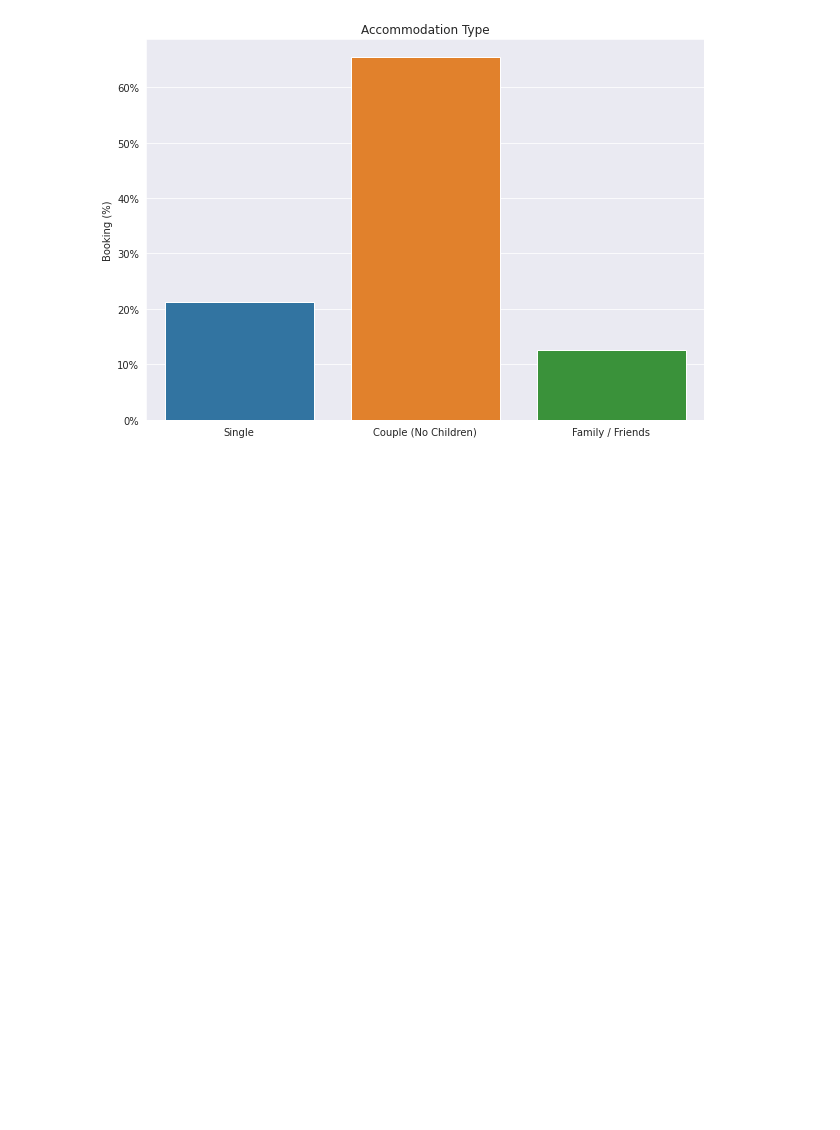
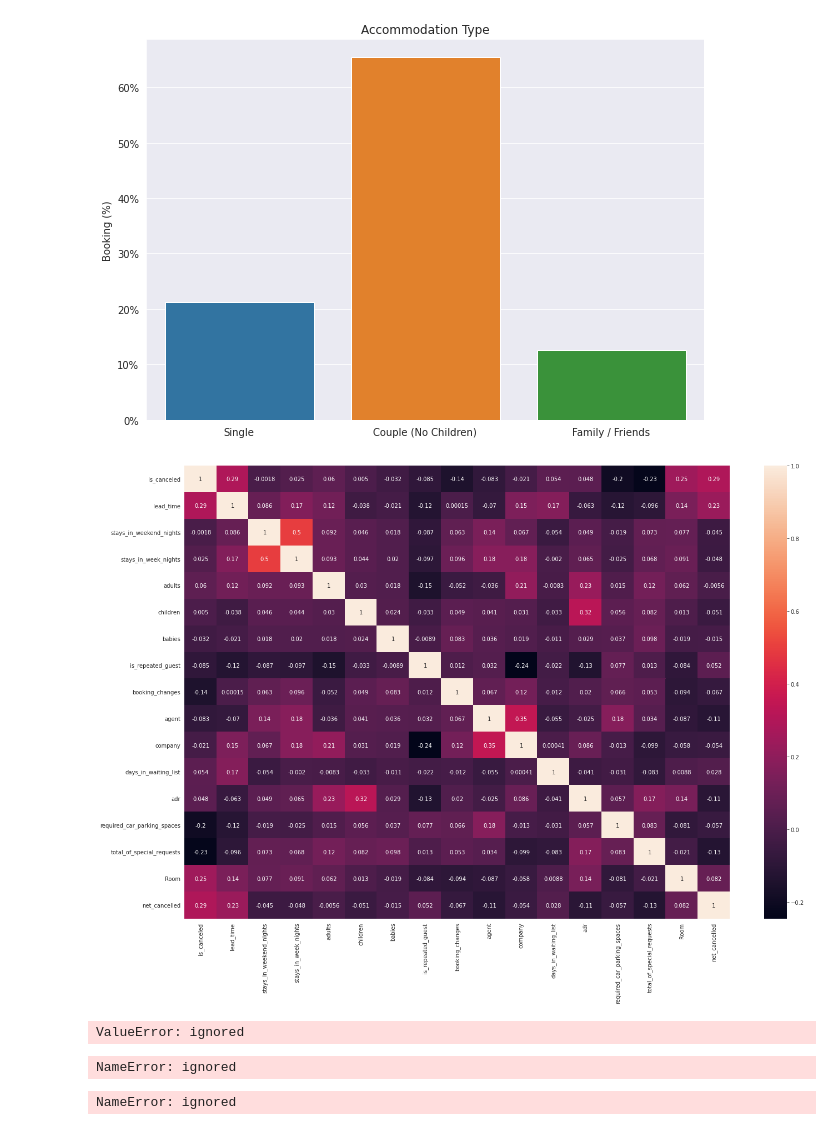
Before and after one commit to Supreeta11/hotel-booking-analysis, a Jupyter notebook: Supreeta_kumari_Hotel_Booking_Analysis_Capstone_Project.ipynb, the cells around one changed output. Drawn from its saved outputs; the diff is of its cells as text; code cells hidden in the pictures; blank space fills up the shorter version.

Commit message:
second commit hotel booking analysis

```diff
--- a/Supreeta_kumari_Hotel_Booking_Analysis_Capstone_Project.ipynb
+++ b/Supreeta_kumari_Hotel_Booking_Analysis_Capstone_Project.ipynb
@@ -254,3 +254,22 @@ count_percent = [x/df_not_canceled.shape[0]*100 for x in count]
 plot(names,count_percent,  y_label='Booking (%)', title='Accommodation Type', figsize=(10,7))
 # %% [output]
 [figure]
+# %%
+df_subset = df.copy()
+# %%
+df_subset['Room'] = 0
+df_subset.loc[ df_subset['reserved_room_type'] == df_subset['assigned_room_type'] , 'Room'] = 1
+
+df_subset['net_cancelled'] = 0
+df_subset.loc[ df_subset['previous_cancellations'] > df_subset['previous_bookings_not_canceled'] , 'net_cancelled'] = 1
+# %%
+df_subset = df_subset.drop(['arrival_date_year','arrival_date_week_number','arrival_date_day_of_month',
+                            'arrival_date_month','assigned_room_type','reserved_room_type','reservation_status_date',
+                            'previous_cancellations','previous_bookings_not_canceled'],axis=1)
+# %%
+df_subset = df_subset.drop(['reservation_status'], axis=1)
+# %%
+fig, ax = plt.subplots(figsize=(22,15))
+sns.heatmap(df_subset.corr(), annot=True, ax=ax);
+# %% [output]
+[figure, added]
@@ -256,0 +303,36 @@ plot(names,count_percent,  y_label='Booking (%)', title='Accommodation Type', fi
+# %%
+def train(x_train, y_train):
+    from sklearn.tree import DecisionTreeClassifier
+
+    clf = DecisionTreeClassifier(random_state=0)
+    clf.fit(x_train,y_train)
+
+    return clf
+
+
+clf = train(x_train, y_train)
+# %% [output]
+ValueError: ignored
+# %%
+def Score(clf,x_train,y_train,x_test,y_test):
+    train_score = clf.score(x_train,y_train)
+    test_score = clf.score(x_test,y_test)
+
+    print("========================================")
+    print(f'Training Accuracy of our model is: {train_score}')
+    print(f'Test Accuracy of our model is: {test_score}')
+    print("========================================")
+
+
+Score(clf,x_train,y_train,x_train,y_train)
+# %% [output]
+NameError: ignored
+# %%
+
+prediction = clf.predict(x_train.iloc[10].values.reshape(1,-1))
+actual_value = y_train.iloc[10]
+
+print(f'Predicted Value \t: {prediction[0]}')
+print(f'Actual Value\t\t: {actual_value}')
+# %% [output]
+NameError: ignored
```
Also changed, not shown: parts of 3 cells of this notebook.
